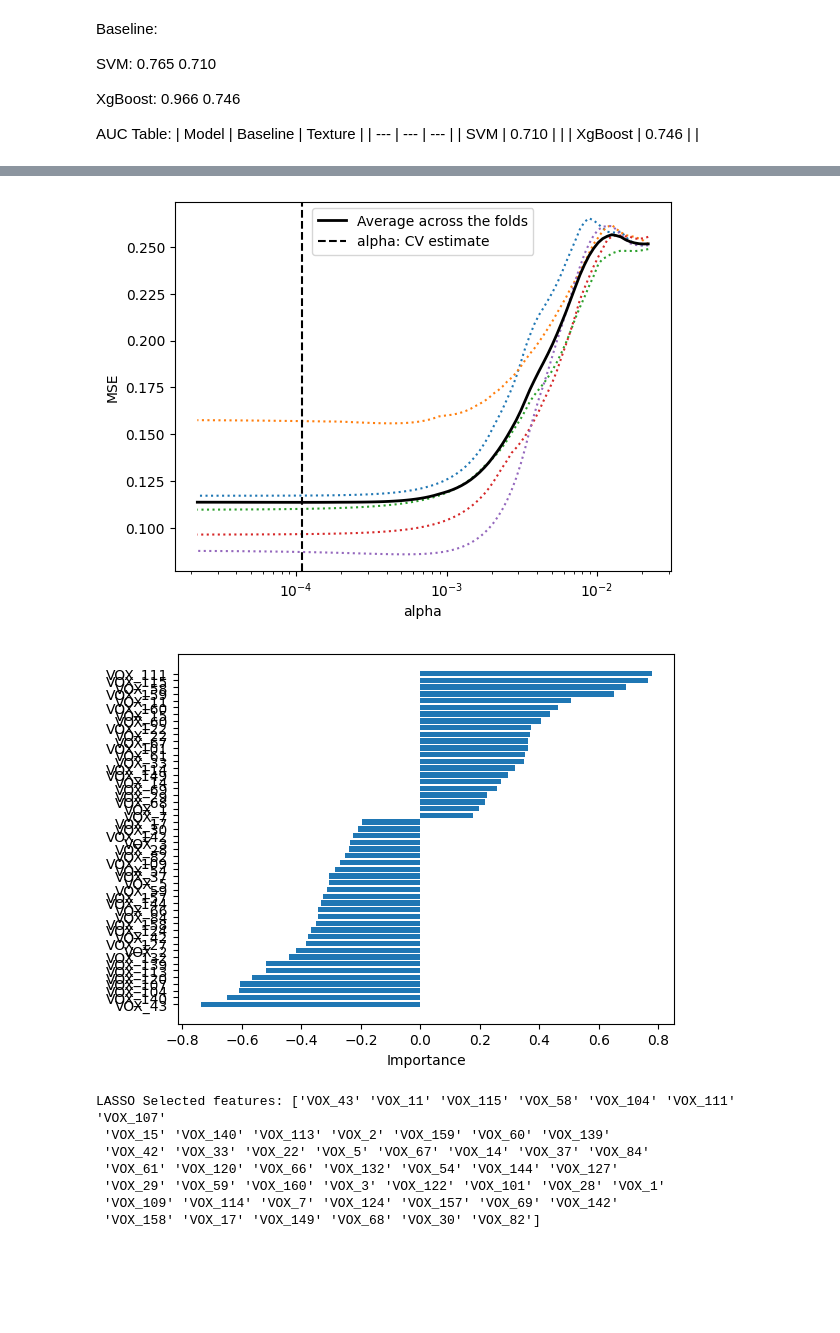
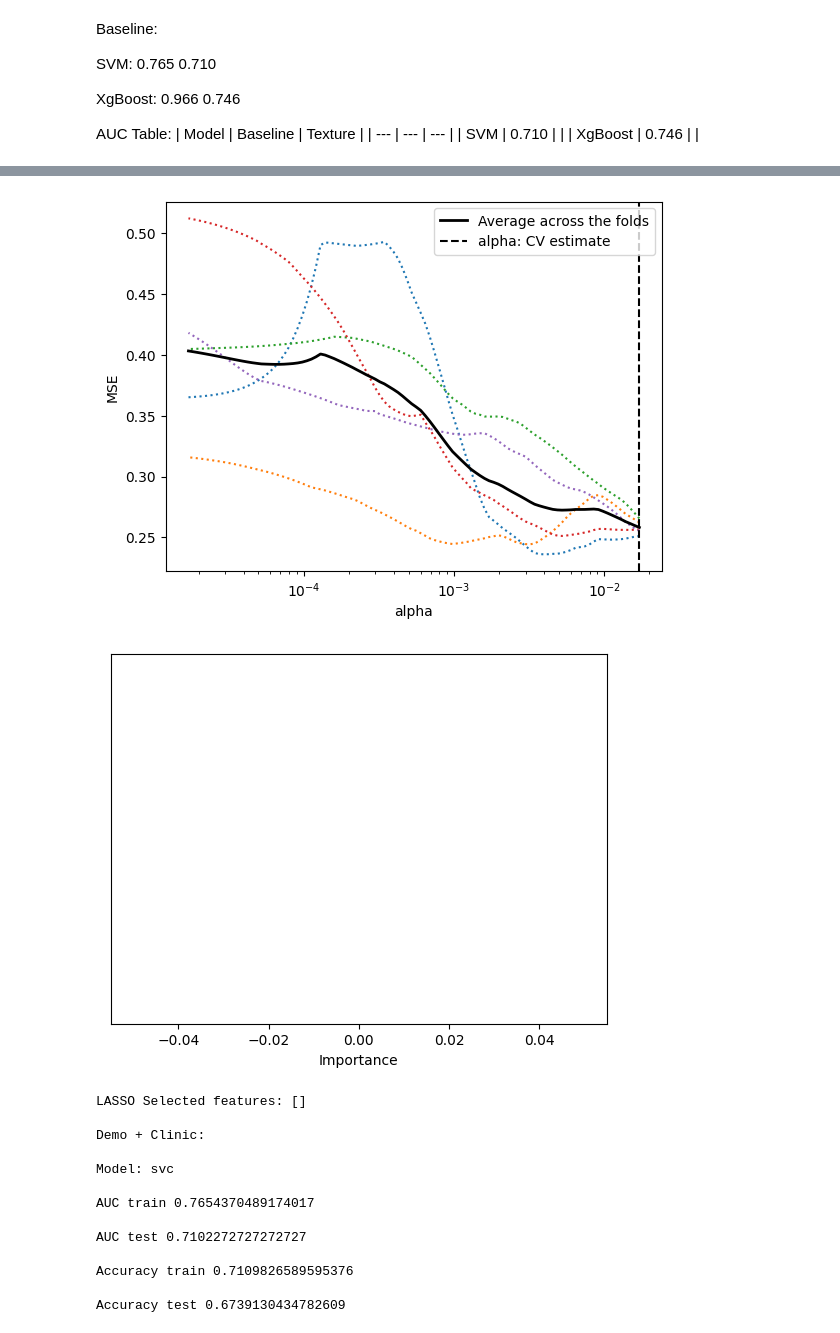
Before and after one commit to b1060t/LdopaPrediction, a Jupyter notebook: code/proc.ipynb, the cells around one changed output, grey strips where cells are left out. Drawn from its saved outputs; the diff is of its cells as text; code cells hidden in the pictures; blank space fills up the shorter version.

```diff
--- a/code/proc.ipynb
+++ b/code/proc.ipynb
@@ -20,7 +20,7 @@ AUC Table:
 | SVM | 0.710 |  |
 | XgBoost | 0.746 |  |
 # %%
-run('pat_data', ['classification/2'], [['threshold_sgm']], print, plot_flag=True, feature_selection=True, cal_baselines=False)
+run('pat_data', ['classification/2'], [['t1_radiomic']], print, plot_flag=True, feature_selection=True, cal_baselines=True)
 # %% [output]
 Task: classification/2
 
@@ -42,9 +42,15 @@ LASSO Selected alpha: 0.00010934724832670335
-[figure, old version]
+[figure, new version]
-[figure, old version]
+[figure, new version]
-LASSO Selected features: ['VOX_43' 'VOX_11' 'VOX_115' 'VOX_58' 'VOX_104' 'VOX_111' 'VOX_107'
- 'VOX_15' 'VOX_140' 'VOX_113' 'VOX_2' 'VOX_159' 'VOX_60' 'VOX_139'
- 'VOX_42' 'VOX_33' 'VOX_22' 'VOX_5' 'VOX_67' 'VOX_14' 'VOX_37' 'VOX_84'
- 'VOX_61' 'VOX_120' 'VOX_66' 'VOX_132' 'VOX_54' 'VOX_144' 'VOX_127'
- 'VOX_29' 'VOX_59' 'VOX_160' 'VOX_3' 'VOX_122' 'VOX_101' 'VOX_28' 'VOX_1'
- 'VOX_109' 'VOX_114' 'VOX_7' 'VOX_124' 'VOX_157' 'VOX_69' 'VOX_142'
- 'VOX_158' 'VOX_17' 'VOX_149' 'VOX_68' 'VOX_30' 'VOX_82']
+LASSO Selected features: []
+
+Demo + Clinic:
+
+Model: svc
+
+AUC train 0.7654370489174017
+
+AUC test 0.7102272727272727
+
+Accuracy train 0.7109826589595376
+
+Accuracy test 0.6739130434782609
```
Also changed, not shown: parts of 1 cell of this notebook, 6 other files.
